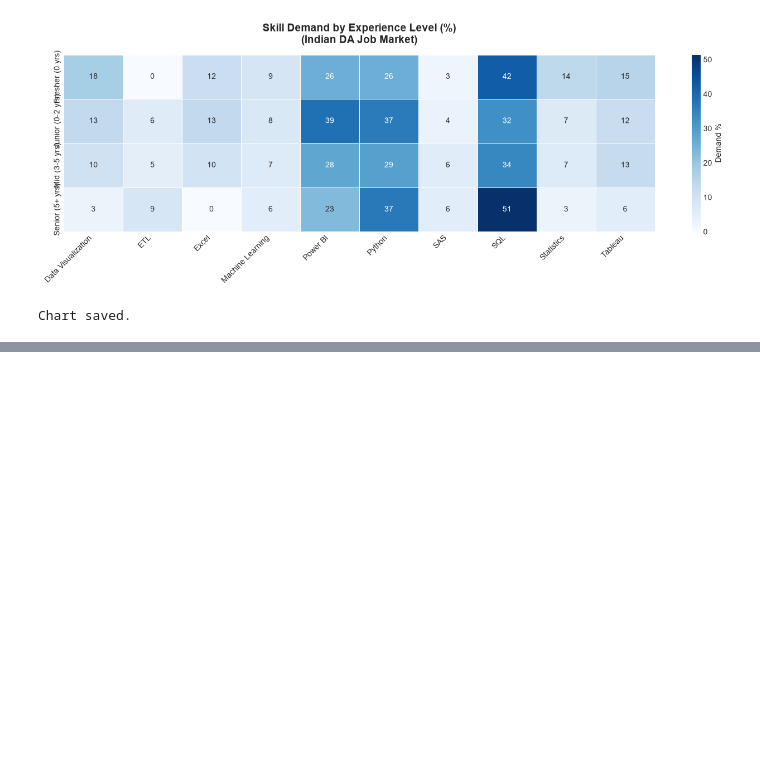
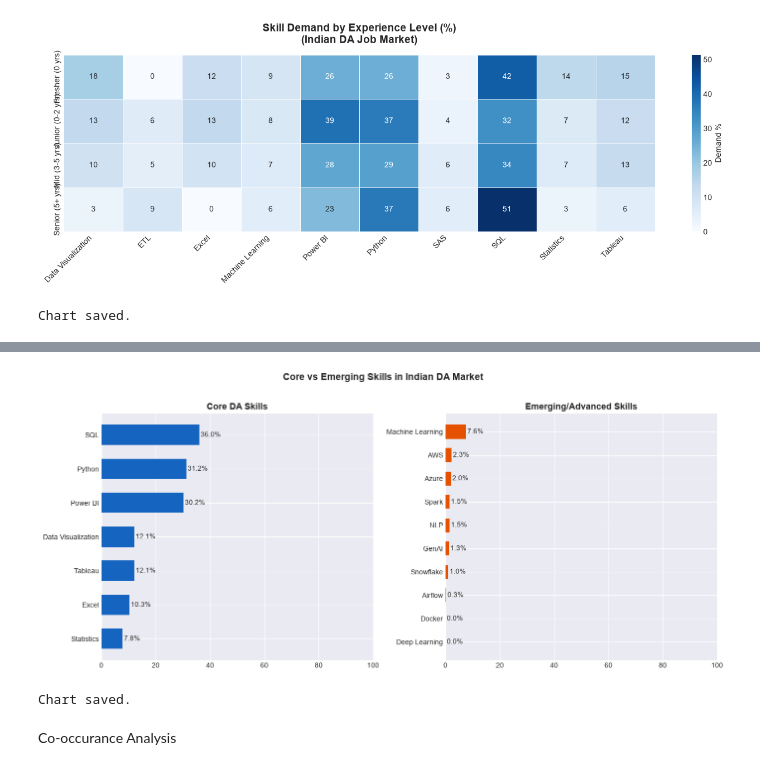
Before and after one commit to AbhishekSohal/Tech-Skill-Demand-Tracker, a Jupyter notebook: notebook/market_analysis.ipynb, the cells around one changed output, grey strips where cells are left out. Drawn from its saved outputs; the diff is of its cells as text; code cells hidden in the pictures; blank space fills up the shorter version.

```diff
--- a/notebook/market_analysis.ipynb
+++ b/notebook/market_analysis.ipynb
@@ -305,0 +352,43 @@ Chart saved.
+# %%
+# Chart 4 — Skills split: Core vs Emerging
+core_skills = ['SQL', 'Python', 'Excel', 'Power BI', 'Tableau',
+               'Statistics', 'Data Visualization']
+emerging_skills = ['Machine Learning', 'GenAI', 'Deep Learning', 'NLP',
+                   'Spark', 'Airflow', 'Snowflake', 'Docker', 'AWS', 'Azure']
+
+core_avg = df[core_skills].mean().mean() * 100
+emerging_avg = df[emerging_skills].mean().mean() * 100
+
+fig, axes = plt.subplots(1, 2, figsize=(14, 6))
+
+# Core skills
+core_vals = (df[core_skills].mean() * 100).sort_values(ascending=True)
+axes[0].barh(core_vals.index, core_vals.values, color='#1565C0', height=0.6)
+for i, v in enumerate(core_vals.values):
+    axes[0].text(v + 0.5, i, f'{v:.1f}%', va='center', fontsize=10)
+axes[0].set_title('Core DA Skills', fontsize=13, fontweight='bold')
+axes[0].set_xlim(0, 100)
+axes[0].spines['top'].set_visible(False)
+axes[0].spines['right'].set_visible(False)
+
+# Emerging skills
+emerging_vals = (df[emerging_skills].mean() * 100).sort_values(ascending=True)
+axes[1].barh(emerging_vals.index, emerging_vals.values, color='#E65100', height=0.6)
+for i, v in enumerate(emerging_vals.values):
+    axes[1].text(v + 0.5, i, f'{v:.1f}%', va='center', fontsize=10)
+axes[1].set_title('Emerging/Advanced Skills', fontsize=13, fontweight='bold')
+axes[1].set_xlim(0, 100)
+axes[1].spines['top'].set_visible(False)
+axes[1].spines['right'].set_visible(False)
+
+plt.suptitle('Core vs Emerging Skills in Indian DA Market',
+             fontsize=14, fontweight='bold', y=1.02)
+plt.tight_layout()
+plt.savefig('../data/core_vs_emerging.png', dpi=150, bbox_inches='tight')
+plt.show()
+print("Chart saved.")
+# %% [output]
+[figure, added]
+Chart saved.
+# %% [markdown]
+Co-occurance Analysis
```
Also changed, not shown: parts of 7 cells of this notebook.
